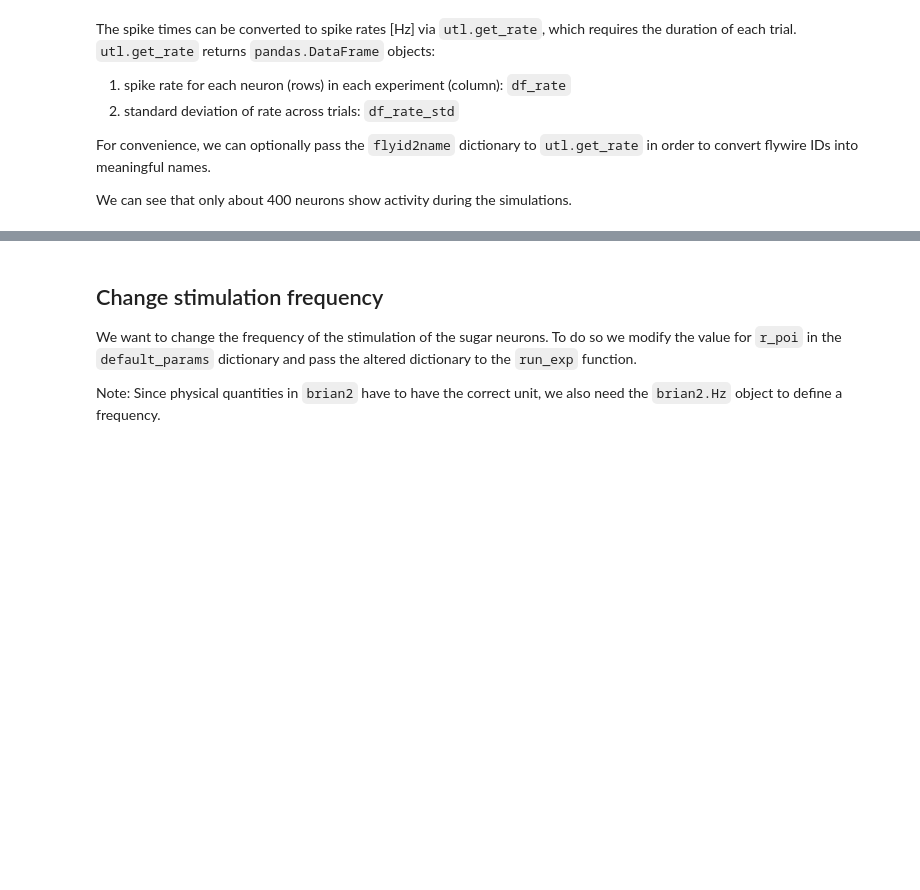
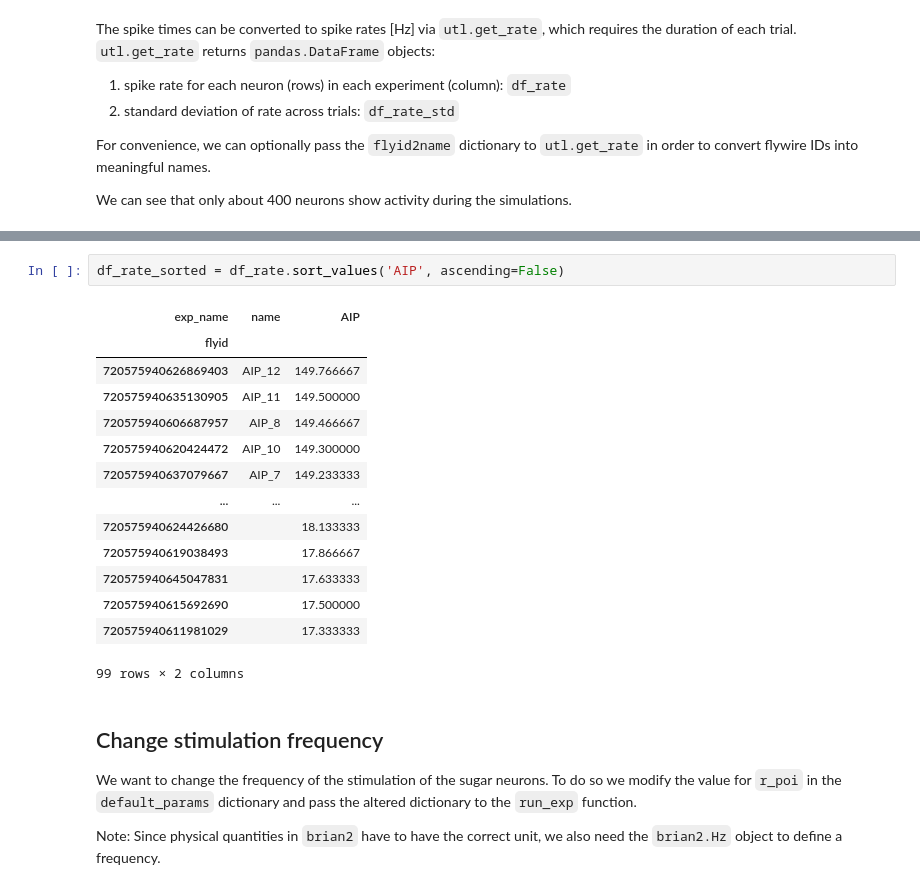
Before and after one commit to CesiumChloride/Drosophila_brain_model, a Jupyter notebook: example.ipynb, the cells around one changed output, grey strips where cells are left out. Drawn from its saved outputs; the diff is of its cells as text; blank space fills up the shorter version.

```diff
--- a/example.ipynb
+++ b/example.ipynb
@@ -175,3 +231,20 @@ df_rate.sort_values('sugarR', ascending=False)
+# %%
+df_rate_sorted = df_rate.sort_values('AIP', ascending=False)
+# %% [output]
+| exp_name | name | AIP |
+| flyid |  |  |
+| 720575940626869403 | AIP_12 | 149.766667 |
+| 720575940635130905 | AIP_11 | 149.500000 |
+| 720575940606687957 | AIP_8 | 149.466667 |
+| 720575940620424472 | AIP_10 | 149.300000 |
+| 720575940637079667 | AIP_7 | 149.233333 |
+| ... | ... | ... |
+| 720575940624426680 |  | 18.133333 |
+| 720575940619038493 |  | 17.866667 |
+| 720575940645047831 |  | 17.633333 |
+| 720575940615692690 |  | 17.500000 |
+| 720575940611981029 |  | 17.333333 |
+99 rows × 2 columns
 # %% [markdown]
 ## Change stimulation frequency
 
```
Also changed, not shown: parts of 4 cells of this notebook.
